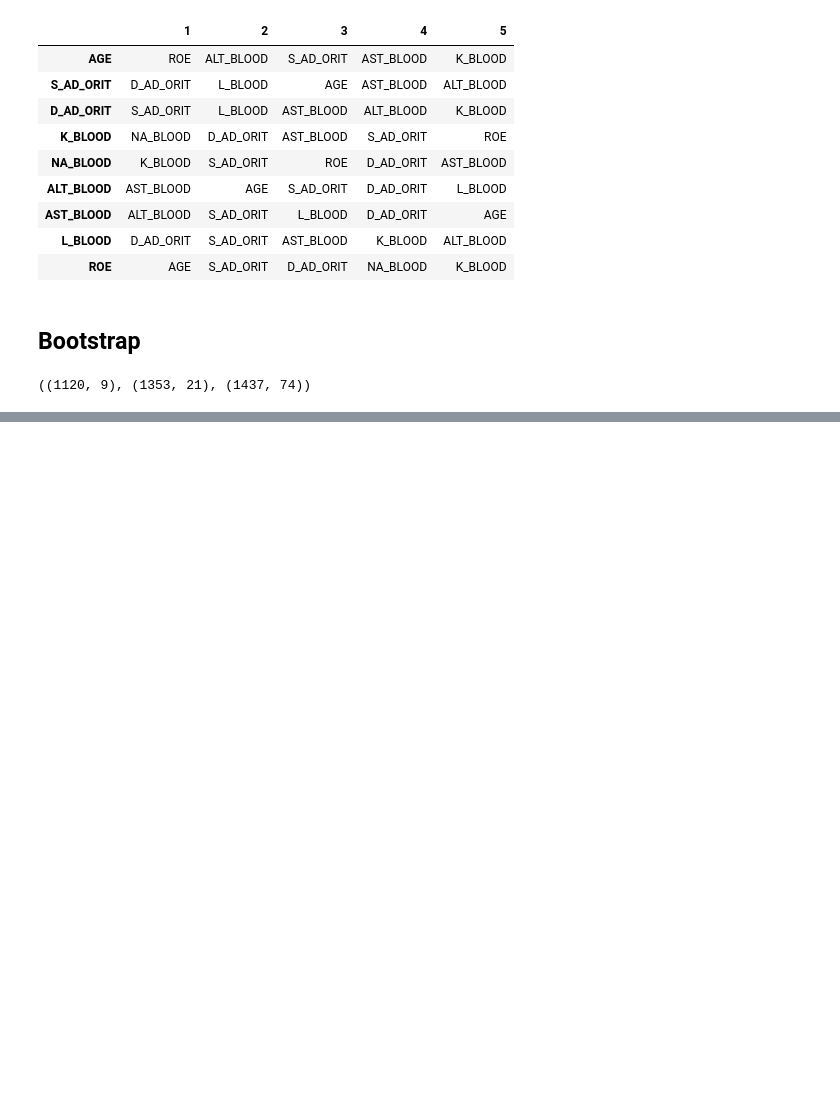
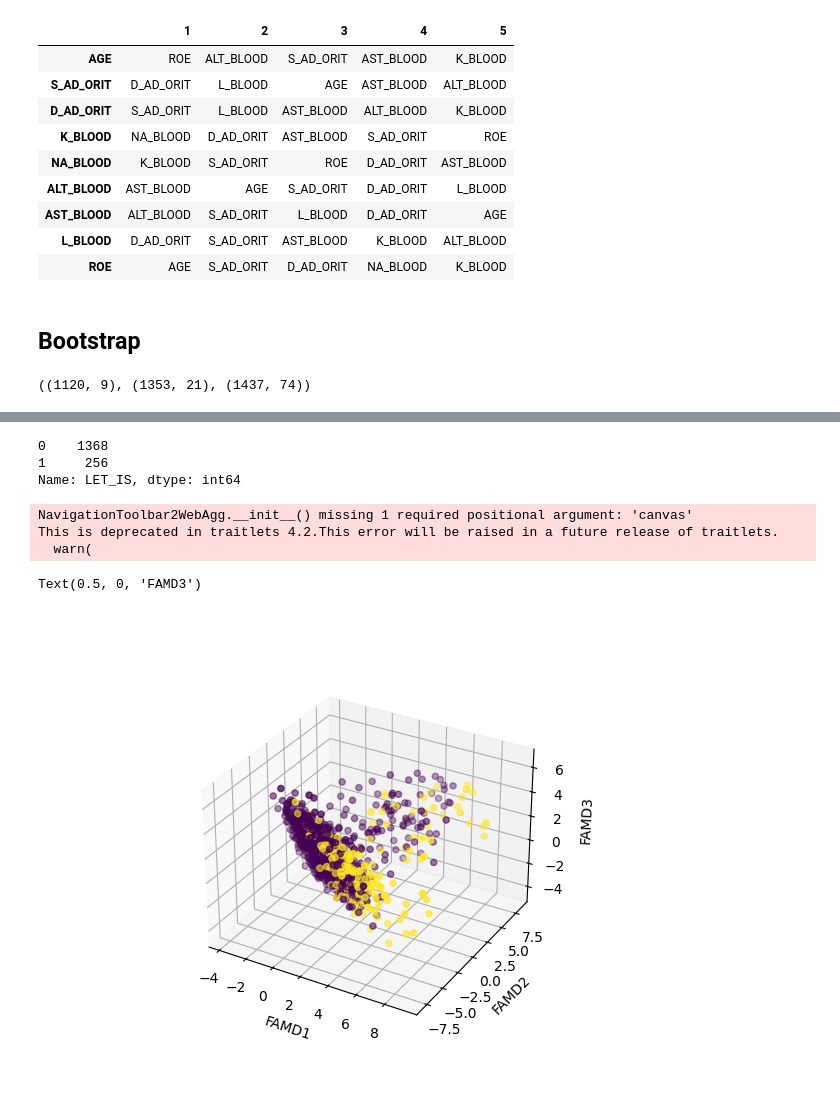
Before and after one commit to manishr03/sta141c, a Jupyter notebook: final_project.ipynb, the cells around one changed output, grey strips where cells are left out. Drawn from its saved outputs; the diff is of its cells as text; code cells hidden in the pictures; blank space fills up the shorter version.

Commit message:
Finished Imputing + FAMD Reduction

```diff
--- a/final_project.ipynb
+++ b/final_project.ipynb
@@ -221,0 +491,8 @@ Columns (Python-Indexed):
+# %%
+tsne = TSNE(n_components=3)
+mds = MDS(n_components=3)
+famd = FAMD(n_components=3)
+lle = LocallyLinearEmbedding(n_components=3, n_jobs=-1)
+# %%
+cleaned_features = df_cleaned.drop(['LET_IS'], axis = 1)
+cleaned_features.head()
@@ -221,0 +507,4 @@ Columns (Python-Indexed):
+# %%
+df_famd = pd.DataFrame(famd.fit_transform(cleaned_features))
+#df_famd = df_famd.reset_index(drop = True)
+df_famd.head()
@@ -221,0 +518,21 @@ Columns (Python-Indexed):
+# %%
+df_cleaned_copy = df_cleaned.copy()
+df_cleaned_copy['LET_IS'] = df_cleaned_copy['LET_IS'].apply(lambda x: 0 if x == 0 else 1)
+df_cleaned_copy['LET_IS'].value_counts()
+# %% [output]
+0    1368
+1     256
+Name: LET_IS, dtype: int64
+# %%
+fig = plt.figure()
+ax = fig.add_subplot(111, projection = '3d')
+ax.scatter(df_famd.iloc[:,0], df_famd.iloc[:,1], df_famd.iloc[:,2], c = df_cleaned_copy['LET_IS'])
+ax.set_xlabel('FAMD1')
+ax.set_ylabel('FAMD2')
+ax.set_zlabel('FAMD3')
+# %% [output]
+NavigationToolbar2WebAgg.__init__() missing 1 required positional argument: 'canvas'
+This is deprecated in traitlets 4.2.This error will be raised in a future release of traitlets.
+  warn(
+Text(0.5, 0, 'FAMD3')
+[figure, added]
```
Also changed, not shown: parts of 35 cells of this notebook, 1 other file.
